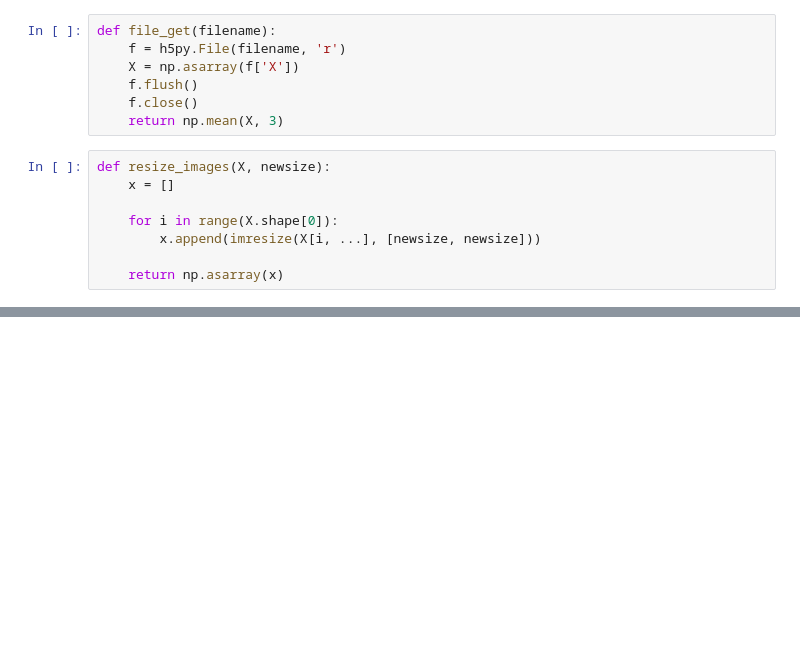
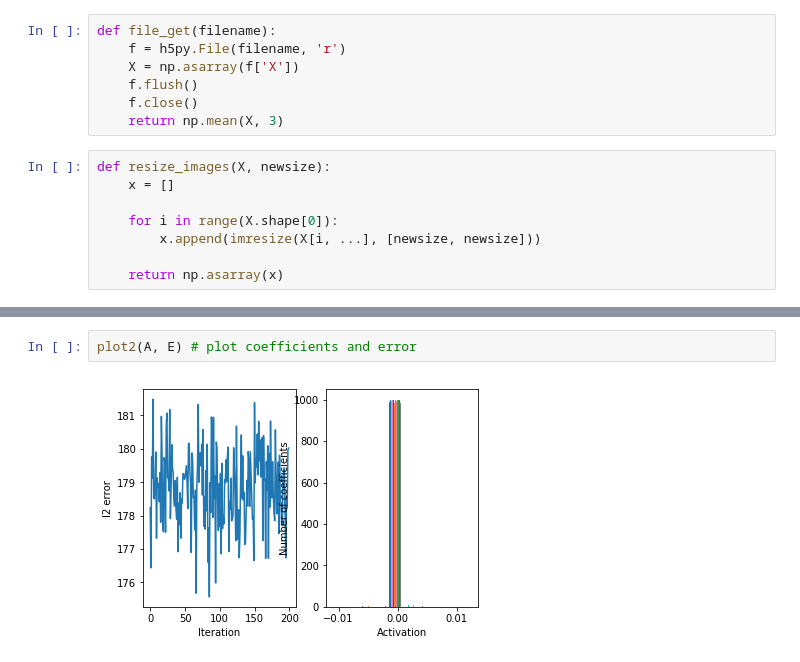
Before and after one commit to mpcrlab/TF_Rover, a Jupyter notebook: SparseCodingRoverFrames.ipynb, the cells around one changed output, grey strips where cells are left out. Saved outputs shown, nothing was run; the diff lists cells and outputs as text; blank space fills up the shorter version.

```diff
--- a/SparseCodingRoverFrames.ipynb
+++ b/SparseCodingRoverFrames.ipynb
@@ -188,0 +156,4 @@ KeyboardInterrupt:
+# %%
+plot2(A, E) # plot coefficients and error
+# %% [output]
+[figure, added]
```
Also changed, not shown: parts of 10 cells of this notebook.
